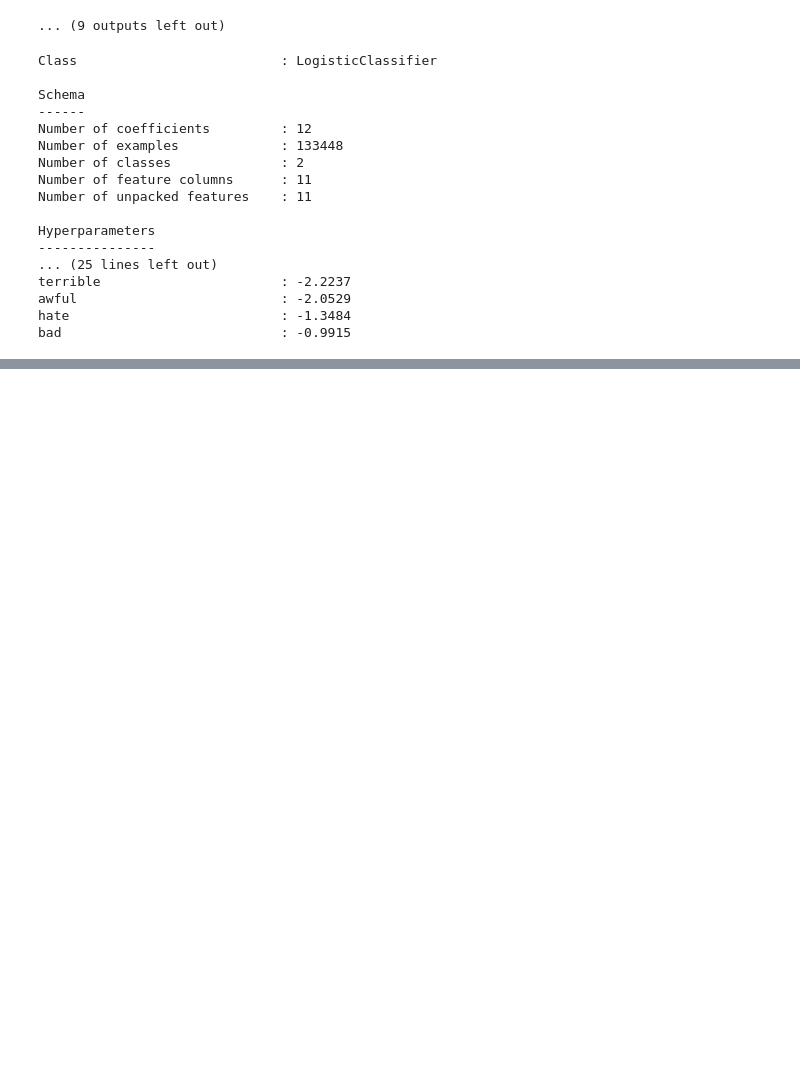
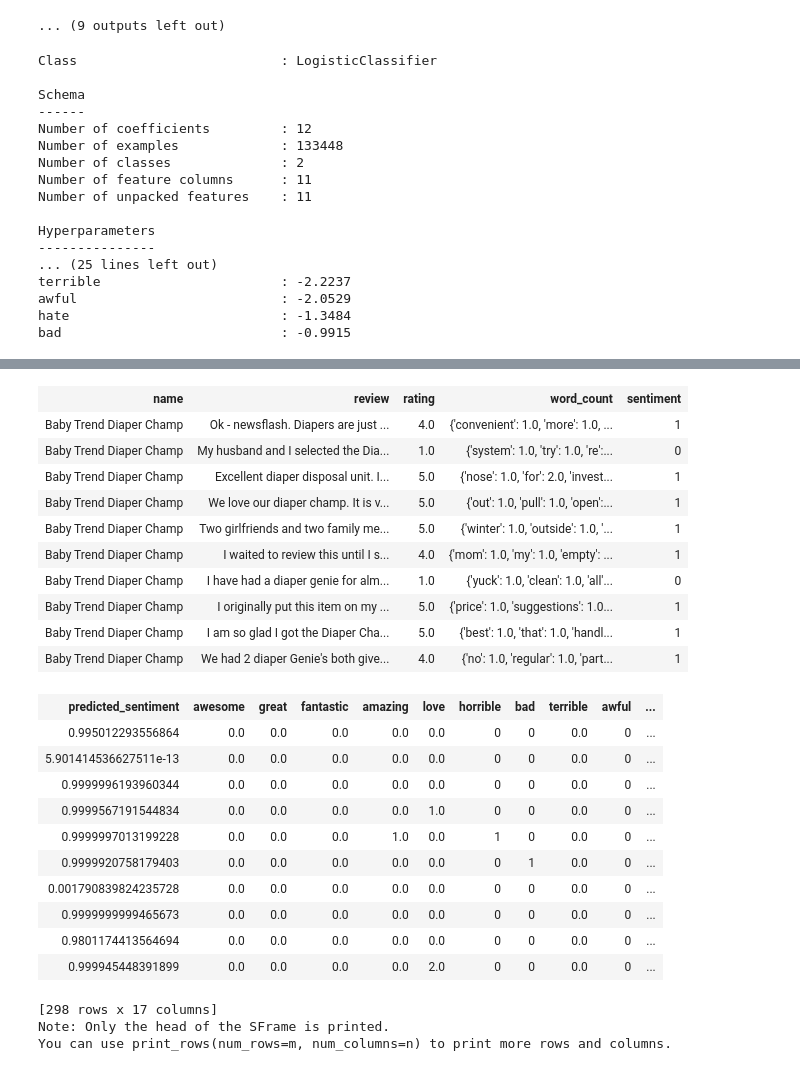
Before and after one commit to oscardduar/DataScience2_AmaznClasification, a Jupyter notebook: FND03-NB01.ipynb, the cells around one changed output, grey strips where cells are left out. Cells and saved outputs as stored; diff of their text form; code cells hidden in the pictures; blank space fills up the shorter version.

```diff
--- a/FND03-NB01.ipynb
+++ b/FND03-NB01.ipynb
@@ -536,0 +613,28 @@ bad                            : -0.9915
+# %%
+diaper_champ_reviews
+# %% [output]
+| name | review | rating | word_count | sentiment |
+| Baby Trend Diaper Champ | Ok - newsflash. Diapers are just ... | 4.0 | {'convenient': 1.0, 'more': 1.0, ... | 1 |
+| Baby Trend Diaper Champ | My husband and I selected the Dia... | 1.0 | {'system': 1.0, 'try': 1.0, 're':... | 0 |
+| Baby Trend Diaper Champ | Excellent diaper disposal unit. I... | 5.0 | {'nose': 1.0, 'for': 2.0, 'invest... | 1 |
+| Baby Trend Diaper Champ | We love our diaper champ. It is v... | 5.0 | {'out': 1.0, 'pull': 1.0, 'open':... | 1 |
+| Baby Trend Diaper Champ | Two girlfriends and two family me... | 5.0 | {'winter': 1.0, 'outside': 1.0, '... | 1 |
+| Baby Trend Diaper Champ | I waited to review this until I s... | 4.0 | {'mom': 1.0, 'my': 1.0, 'empty': ... | 1 |
+| Baby Trend Diaper Champ | I have had a diaper genie for alm... | 1.0 | {'yuck': 1.0, 'clean': 1.0, 'all'... | 0 |
+| Baby Trend Diaper Champ | I originally put this item on my ... | 5.0 | {'price': 1.0, 'suggestions': 1.0... | 1 |
+| Baby Trend Diaper Champ | I am so glad I got the Diaper Cha... | 5.0 | {'best': 1.0, 'that': 1.0, 'handl... | 1 |
+| Baby Trend Diaper Champ | We had 2 diaper Genie's both give... | 4.0 | {'no': 1.0, 'regular': 1.0, 'part... | 1 |
+| predicted_sentiment | awesome | great | fantastic | amazing | love | horrible | bad | terrible | awful | ... |
+| 0.995012293556864 | 0.0 | 0.0 | 0.0 | 0.0 | 0.0 | 0 | 0 | 0.0 | 0 | ... |
+| 5.901414536627511e-13 | 0.0 | 0.0 | 0.0 | 0.0 | 0.0 | 0 | 0 | 0.0 | 0 | ... |
+| 0.9999996193960344 | 0.0 | 0.0 | 0.0 | 0.0 | 0.0 | 0 | 0 | 0.0 | 0 | ... |
+| 0.9999567191544834 | 0.0 | 0.0 | 0.0 | 0.0 | 1.0 | 0 | 0 | 0.0 | 0 | ... |
+| 0.9999997013199228 | 0.0 | 0.0 | 0.0 | 1.0 | 0.0 | 1 | 0 | 0.0 | 0 | ... |
+| 0.9999920758179403 | 0.0 | 0.0 | 0.0 | 0.0 | 0.0 | 0 | 1 | 0.0 | 0 | ... |
+| 0.001790839824235728 | 0.0 | 0.0 | 0.0 | 0.0 | 0.0 | 0 | 0 | 0.0 | 0 | ... |
+| 0.9999999999465673 | 0.0 | 0.0 | 0.0 | 0.0 | 0.0 | 0 | 0 | 0.0 | 0 | ... |
+| 0.9801174413564694 | 0.0 | 0.0 | 0.0 | 0.0 | 0.0 | 0 | 0 | 0.0 | 0 | ... |
+| 0.999945448391899 | 0.0 | 0.0 | 0.0 | 0.0 | 2.0 | 0 | 0 | 0.0 | 0 | ... |
+[298 rows x 17 columns]
+Note: Only the head of the SFrame is printed.
+You can use print_rows(num_rows=m, num_columns=n) to print more rows and columns.
```
Also changed, not shown: parts of 12 cells of this notebook.
